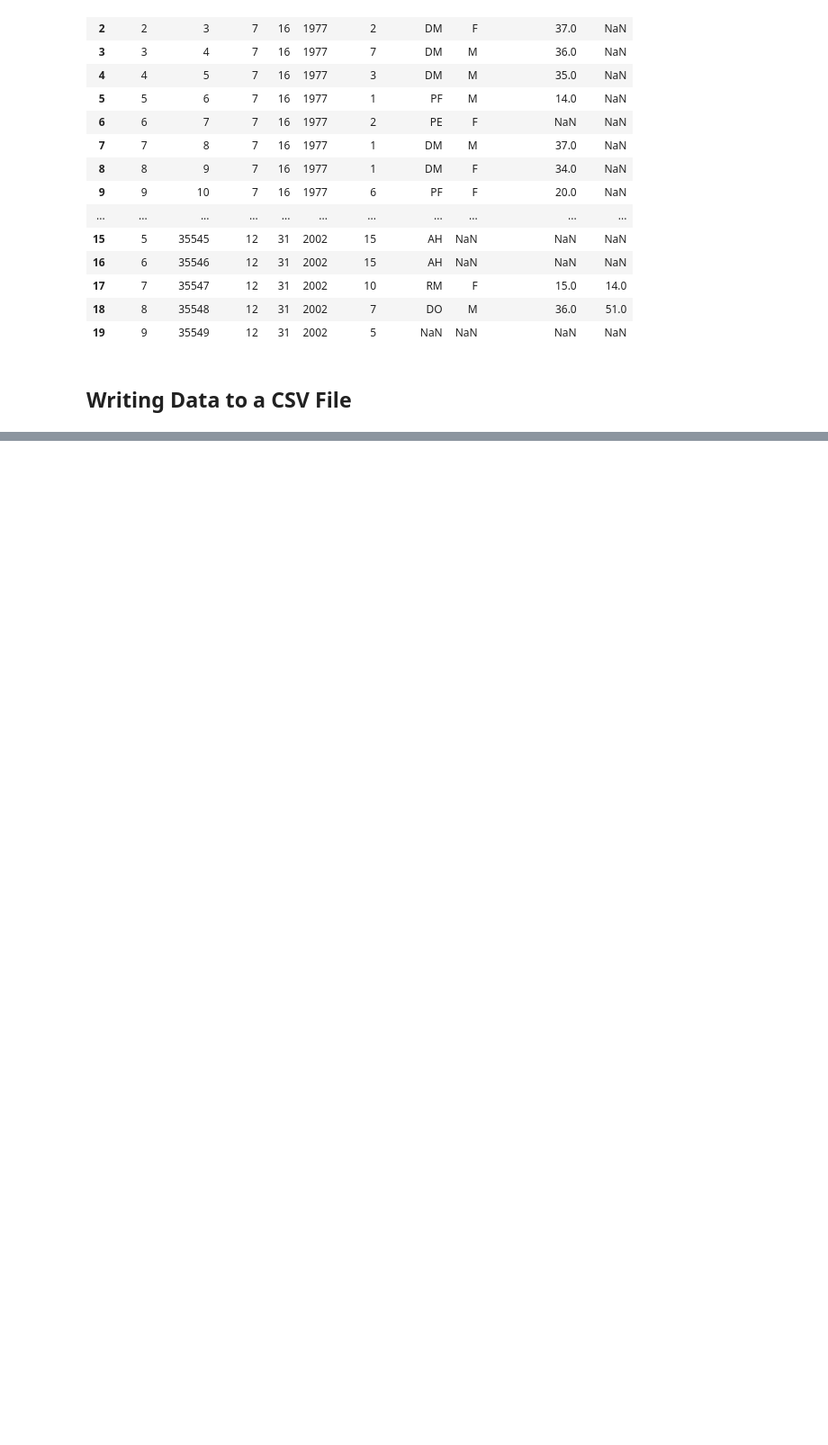
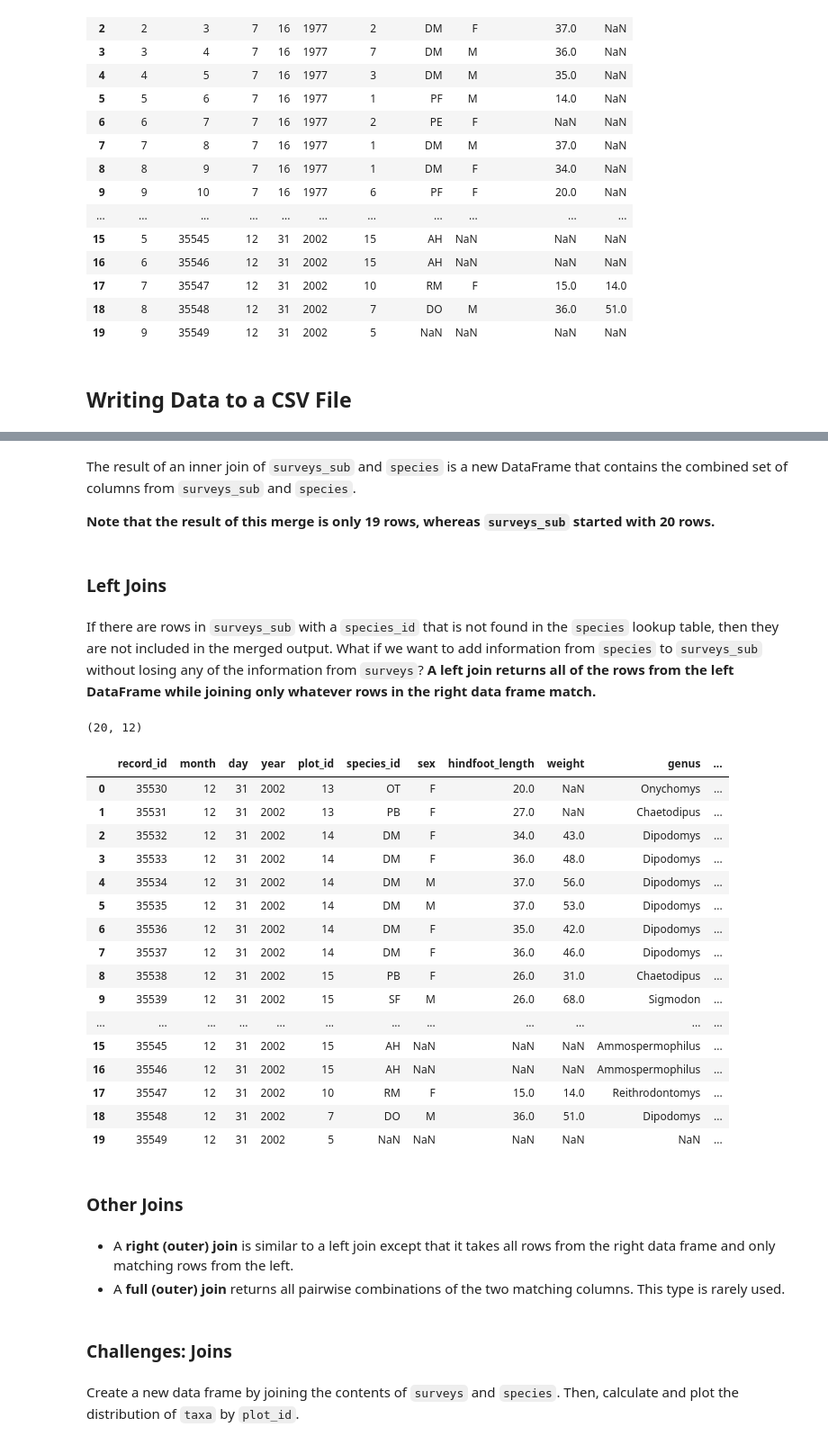
Before and after one commit to arthur-e/swc-workshop, a Jupyter notebook: python-ecology/Python-Intro-Ecology.ipynb, the cells around one changed output, grey strips where cells are left out. Shown at 90% size. Cells and saved outputs as stored; diff of their text form; code cells hidden in the pictures; blank space fills up the shorter version.

```diff
--- a/python-ecology/Python-Intro-Ecology.ipynb
+++ b/python-ecology/Python-Intro-Ecology.ipynb
@@ -1106,0 +1168,43 @@ vertical_stack.reset_index()
+# %% [markdown]
+The result of an inner join of `surveys_sub` and `species` is a new DataFrame that contains the combined set of columns from `surveys_sub` and `species`.
+
+**Note that the result of this merge is only 19 rows, whereas `surveys_sub` started with 20 rows.**
+# %% [markdown]
+### Left Joins
+# %% [markdown]
+If there are rows in `surveys_sub` with a `species_id` that is not found in the `species` lookup table, then they are not included in the merged output. What if we want to add information from `species` to `surveys_sub` without losing any of the information from `surveys`? **A left join returns all of the rows from the left DataFrame while joining only whatever rows in the right data frame match.**
+# %%
+# Because there is only one shared column, we can neglect giving any column mames
+merged_left = pd.merge(left = surveys_sub, right = species, how = 'left')
+merged_left.shape
+# %% [output]
+(20, 12)
+# %%
+merged_left
+# %% [output]
+|  | record_id | month | day | year | plot_id | species_id | sex | hindfoot_length | weight | genus | ... |
+| 0 | 35530 | 12 | 31 | 2002 | 13 | OT | F | 20.0 | NaN | Onychomys | ... |
+| 1 | 35531 | 12 | 31 | 2002 | 13 | PB | F | 27.0 | NaN | Chaetodipus | ... |
+| 2 | 35532 | 12 | 31 | 2002 | 14 | DM | F | 34.0 | 43.0 | Dipodomys | ... |
+| 3 | 35533 | 12 | 31 | 2002 | 14 | DM | F | 36.0 | 48.0 | Dipodomys | ... |
+| 4 | 35534 | 12 | 31 | 2002 | 14 | DM | M | 37.0 | 56.0 | Dipodomys | ... |
+| 5 | 35535 | 12 | 31 | 2002 | 14 | DM | M | 37.0 | 53.0 | Dipodomys | ... |
+| 6 | 35536 | 12 | 31 | 2002 | 14 | DM | F | 35.0 | 42.0 | Dipodomys | ... |
+| 7 | 35537 | 12 | 31 | 2002 | 14 | DM | F | 36.0 | 46.0 | Dipodomys | ... |
+| 8 | 35538 | 12 | 31 | 2002 | 15 | PB | F | 26.0 | 31.0 | Chaetodipus | ... |
+| 9 | 35539 | 12 | 31 | 2002 | 15 | SF | M | 26.0 | 68.0 | Sigmodon | ... |
+| ... | ... | ... | ... | ... | ... | ... | ... | ... | ... | ... | ... |
+| 15 | 35545 | 12 | 31 | 2002 | 15 | AH | NaN | NaN | NaN | Ammospermophilus | ... |
+| 16 | 35546 | 12 | 31 | 2002 | 15 | AH | NaN | NaN | NaN | Ammospermophilus | ... |
+| 17 | 35547 | 12 | 31 | 2002 | 10 | RM | F | 15.0 | 14.0 | Reithrodontomys | ... |
+| 18 | 35548 | 12 | 31 | 2002 | 7 | DO | M | 36.0 | 51.0 | Dipodomys | ... |
+| 19 | 35549 | 12 | 31 | 2002 | 5 | NaN | NaN | NaN | NaN | NaN | ... |
+# %% [markdown]
+### Other Joins
+# %% [markdown]
+- A **right (outer) join** is similar to a left join except that it takes all rows from the right data frame and only matching rows from the left.
+- A **full (outer) join** returns all pairwise combinations of the two matching columns. This type is rarely used.
+# %% [markdown]
+### Challenges: Joins
+# %% [markdown]
+Create a new data frame by joining the contents of `surveys` and `species`. Then, calculate and plot the distribution of `taxa` by `plot_id`.
```
Also changed, not shown: parts of 13 cells of this notebook.
